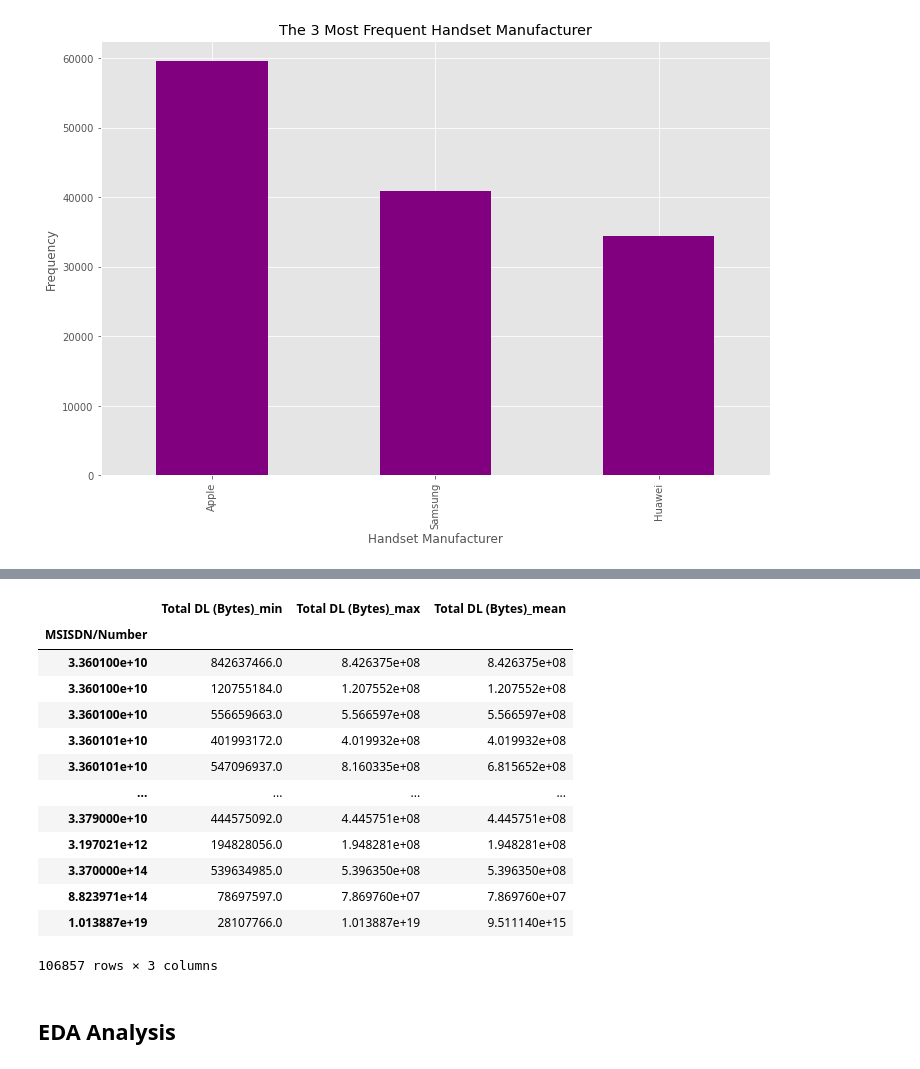
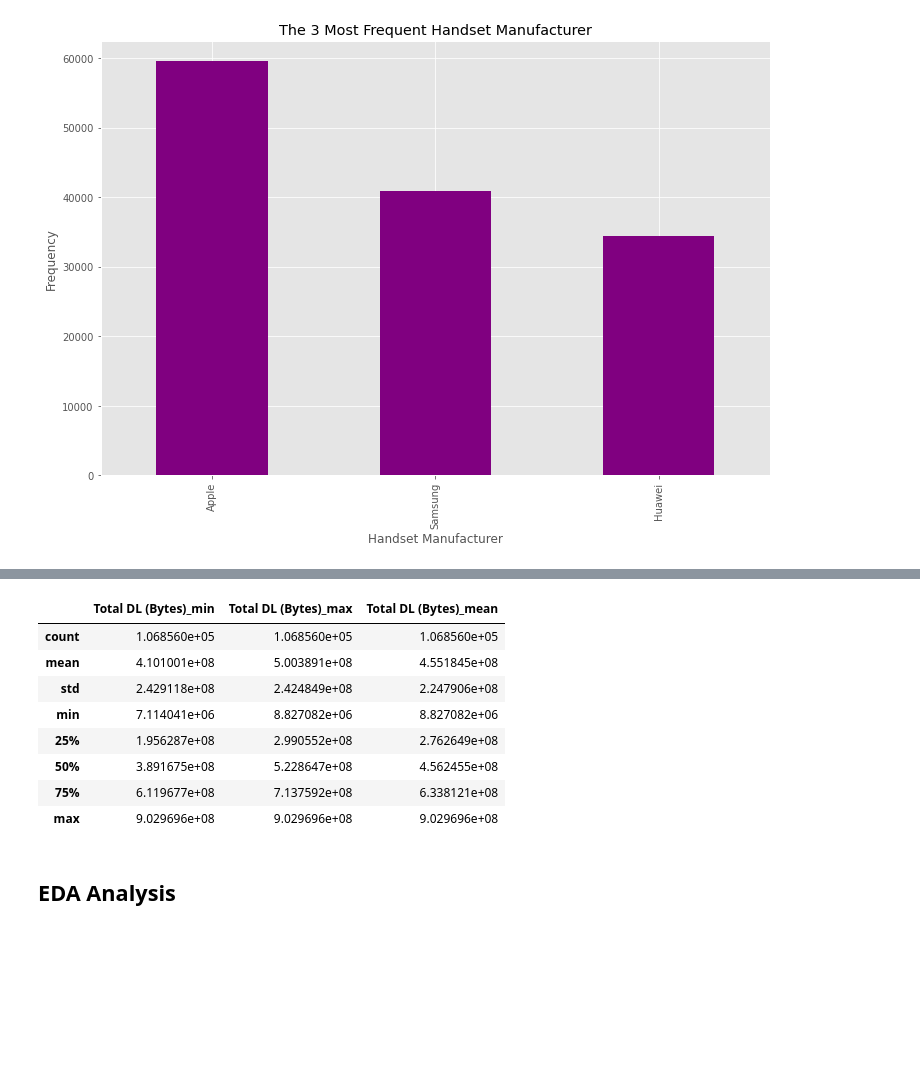
Before and after one commit to tutorialcreation/TelComChallenge, a Jupyter notebook: notebooks/Analysis.ipynb, the cells around one changed output, grey strips where cells are left out. Drawn from its saved outputs; the diff is of its cells as text; code cells hidden in the pictures; blank space fills up the shorter version.

```diff
--- a/notebooks/Analysis.ipynb
+++ b/notebooks/Analysis.ipynb
@@ -298,23 +282,15 @@ grouped
 # %%
-grouped = df.groupby('MSISDN/Number').agg({'Total DL (Bytes)': [min, max, mean]})
-grouped.columns = ["_".join(x) for x in grouped.columns.ravel()]
+aggregation_cols(df,'MSISDN/Number','Total DL (Bytes)',True)
+# %% [output]
+|  | Total DL (Bytes)_min | Total DL (Bytes)_max | Total DL (Bytes)_mean |
+| count | 1.068560e+05 | 1.068560e+05 | 1.068560e+05 |
+| mean | 4.101001e+08 | 5.003891e+08 | 4.551845e+08 |
+| std | 2.429118e+08 | 2.424849e+08 | 2.247906e+08 |
+| min | 7.114041e+06 | 8.827082e+06 | 8.827082e+06 |
+| 25% | 1.956287e+08 | 2.990552e+08 | 2.762649e+08 |
+| 50% | 3.891675e+08 | 5.228647e+08 | 4.562455e+08 |
+| 75% | 6.119677e+08 | 7.137592e+08 | 6.338121e+08 |
+| max | 9.029696e+08 | 9.029696e+08 | 9.029696e+08 |
-# %%
-grouped
-# %% [output]
-|  | Total DL (Bytes)_min | Total DL (Bytes)_max | Total DL (Bytes)_mean |
-| MSISDN/Number |  |  |  |
-| 3.360100e+10 | 842637466.0 | 8.426375e+08 | 8.426375e+08 |
-| 3.360100e+10 | 120755184.0 | 1.207552e+08 | 1.207552e+08 |
-| 3.360100e+10 | 556659663.0 | 5.566597e+08 | 5.566597e+08 |
-| 3.360101e+10 | 401993172.0 | 4.019932e+08 | 4.019932e+08 |
-| 3.360101e+10 | 547096937.0 | 8.160335e+08 | 6.815652e+08 |
-| ... | ... | ... | ... |
-| 3.379000e+10 | 444575092.0 | 4.445751e+08 | 4.445751e+08 |
-| 3.197021e+12 | 194828056.0 | 1.948281e+08 | 1.948281e+08 |
-| 3.370000e+14 | 539634985.0 | 5.396350e+08 | 5.396350e+08 |
-| 8.823971e+14 | 78697597.0 | 7.869760e+07 | 7.869760e+07 |
-| 1.013887e+19 | 28107766.0 | 1.013887e+19 | 9.511140e+15 |
-106857 rows × 3 columns
 # %% [markdown]
 ## EDA Analysis
 # %%
```
Also changed, not shown: parts of 33 cells of this notebook.
